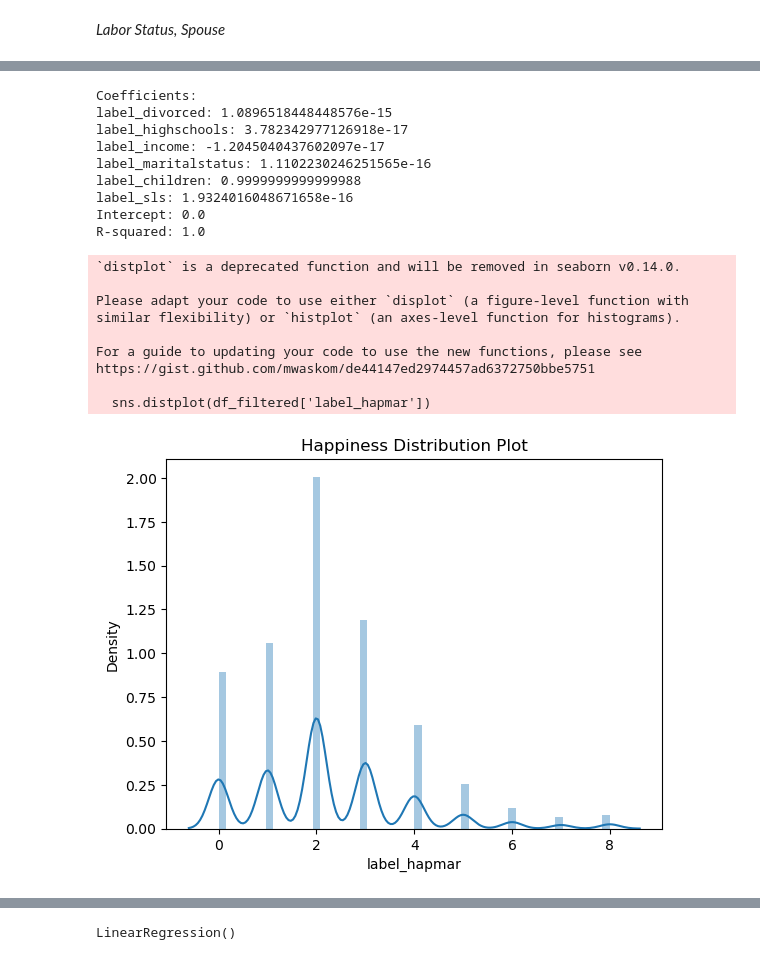
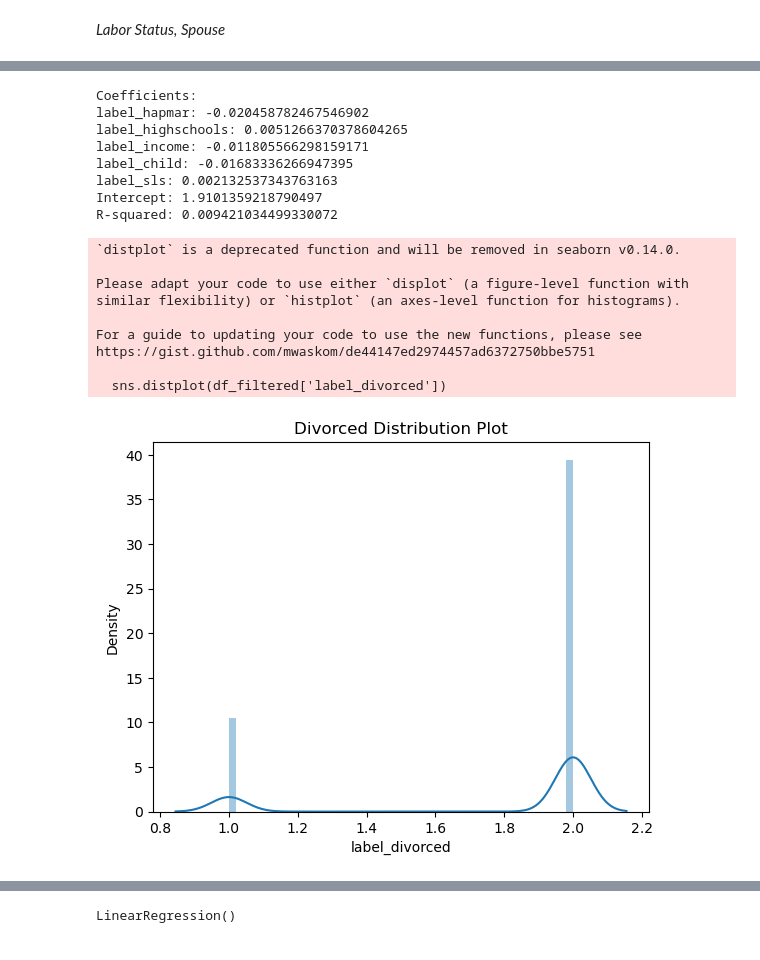
Before and after one commit to ninaysabel/DS4002P2, a Jupyter notebook: Scripts/Project2M1.ipynb, the cells around one changed output, grey strips where cells are left out. Drawn from its saved outputs; the diff is of its cells as text; code cells hidden in the pictures.

```diff
--- a/Scripts/Project2M1.ipynb
+++ b/Scripts/Project2M1.ipynb
@@ -12,11 +12,11 @@ data_path = "/Users/addisonlowman/DS4002P2/DATA/"
 
 # List of CSV files to merge with their full paths
 csv_files = [data_path + 'fixedGSSeverdivorced.csv',
-             data_path + 'fixedGSShappinessofmarriage.csv',
+             data_path + 'hapmar.csv',
              data_path + 'fixedGSShighestschoolspouse.csv',
              data_path + 'fixedGSSincome.csv',
              data_path + 'fixedGSSmaritalstatus.csv',
-             data_path + 'fixedGSSnumberofchildren.csv',
+             data_path + 'children.csv',
              data_path + 'fixedGSSspouselaborstatus.csv']
 
 # Read each CSV file into a DataFrame
@@ -48,7 +48,7 @@ print(merged_df)
 
 [72390 rows x 16 columns]
 # %%
-columns_to_drop = ['code_divorced', 'code_hapmar', 'code_highschools', 'code_income', 'code_maritalstatus', 'code_children', 'code_sls']
+columns_to_drop = ['code_divorced', 'code_hapmar', 'code_highschools', 'code_income', 'code_maritalstatus', 'code_child', 'code_sls']
 
 # Drop the columns
 df_dropped = merged_df.drop(columns=columns_to_drop)
@@ -75,7 +75,7 @@ print(df_dropped)
 [72390 rows x 9 columns]
 # %%
 variables_to_check = ['label_divorced', 'label_hapmar', 'label_highschools', 'label_income',
-                      'label_maritalstatus', 'label_children', 'label_sls']
+                      'label_maritalstatus', 'label_child', 'label_sls']
 
 # Define the value to drop
 value_to_drop = [-100, -99, -98, -97, -96, -90]
@@ -209,8 +278,8 @@ plt.show()
 # %%
 from sklearn.linear_model import LinearRegression
 # %%
-X = df_filtered[['label_divorced', 'label_highschools', 'label_income', 'label_maritalstatus', 'label_children', 'label_sls']]
-y = df_filtered['label_hapmar']  # Replace 'Dependent_Variable_Column' with your actual dependent variable
+X = df_filtered[['label_hapmar', 'label_income', 'label_child']]
+y = df_filtered['label_divorced']  # Replace 'Dependent_Variable_Column' with your actual dependent variable
 
 # Fit the multiple linear regression model
 model = LinearRegression()
@@ -228,14 +297,13 @@ print("Intercept:", model.intercept_)
 print("R-squared:", model.score(X, y))
 # %% [output]
 Coefficients:
-label_divorced: 1.0896518448448576e-15
-label_highschools: 3.782342977126918e-17
-label_income: -1.2045040437602097e-17
-label_maritalstatus: 1.1102230246251565e-16
-label_children: 0.9999999999999988
-label_sls: 1.9324016048671658e-16
-Intercept: 0.0
-R-squared: 1.0
+label_hapmar: -0.020458782467546902
+label_highschools: 0.0051266370378604265
+label_income: -0.011805566298159171
+label_child: -0.01683336266947395
+label_sls: 0.002132537343763163
+Intercept: 1.9101359218790497
+R-squared: 0.009421034499330072
 # %%
 import pandas as pd
 import numpy as np
@@ -245,18 +313,18 @@ from sklearn.model_selection import train_test_split
 from pandas.core.common import random_state
 from sklearn.linear_model import LinearRegression
 # %%
-plt.title('Happiness Distribution Plot')
-sns.distplot(df_filtered['label_hapmar'])
+plt.title('Divorced Distribution Plot')
+sns.distplot(df_filtered['label_divorced'])
 plt.show()
 # %% [output]
 `distplot` is a deprecated function and will be removed in seaborn v0.14.0.
 
 Please adapt your code to use either `displot` (a figure-level function with
 similar flexibility) or `histplot` (an axes-level function for histograms).
 
 For a guide to updating your code to use the new functions, please see
 https://gist.github.com/mwaskom/de44147ed2974457ad6372750bbe5751
 
-  sns.distplot(df_filtered['label_hapmar'])
+  sns.distplot(df_filtered['label_divorced'])
-[figure, old version]
+[figure, new version]
 # %%
```
Also changed, not shown: parts of 16 cells of this notebook.
